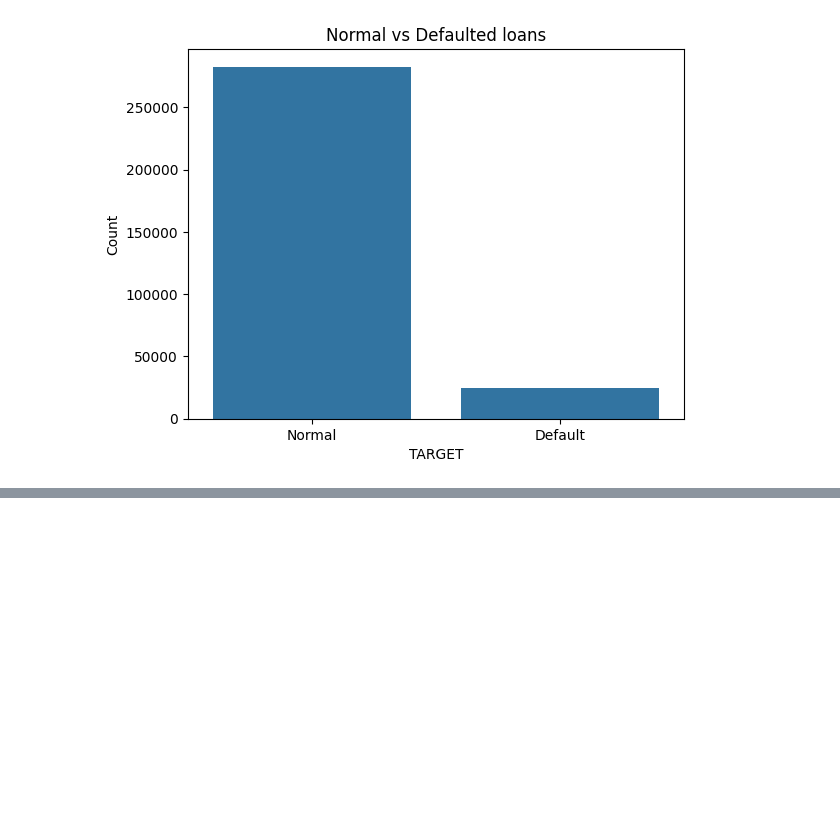
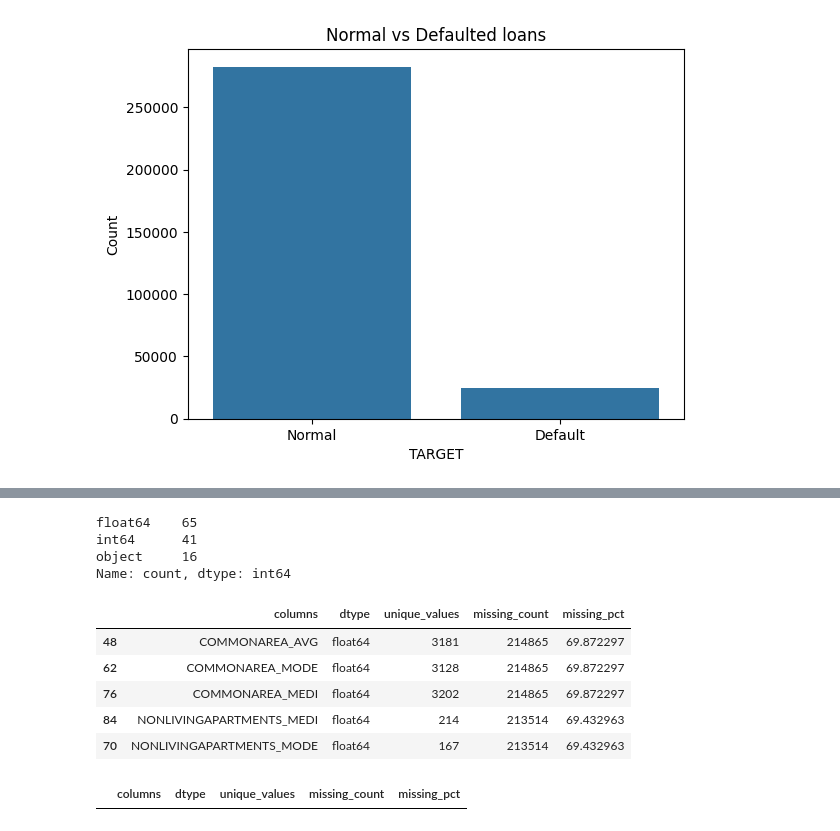
Before and after one commit to chaitanyakkumar/credit-risk-analyzer, a Jupyter notebook: notebooks/01_main_eda.ipynb, the cells around one changed output, grey strips where cells are left out. Drawn from its saved outputs; the diff is of its cells as text; code cells hidden in the pictures; blank space fills up the shorter version.

```diff
--- a/notebooks/01_main_eda.ipynb
+++ b/notebooks/01_main_eda.ipynb
@@ -71,0 +88,33 @@ d
+# %%
+#data type overview
+df.dtypes.value_counts()
+# %% [output]
+float64    65
+int64      41
+object     16
+Name: count, dtype: int64
+# %%
+audit = pd.DataFrame({
+    "columns" : df.columns,
+    "dtype" : df.dtypes.values,
+    "unique_values" : df.nunique().values,
+    "missing_count" : df.isna().sum().values
+
+})
+
+audit["missing_pct"] = (audit["missing_count"]/len(df))*100
+audit = audit.sort_values("missing_pct", ascending= False)
+audit.head()
+# %% [output]
+|  | columns | dtype | unique_values | missing_count | missing_pct |
+| 48 | COMMONAREA_AVG | float64 | 3181 | 214865 | 69.872297 |
+| 62 | COMMONAREA_MODE | float64 | 3128 | 214865 | 69.872297 |
+| 76 | COMMONAREA_MEDI | float64 | 3202 | 214865 | 69.872297 |
+| 84 | NONLIVINGAPARTMENTS_MEDI | float64 | 214 | 213514 | 69.432963 |
+| 70 | NONLIVINGAPARTMENTS_MODE | float64 | 167 | 213514 | 69.432963 |
+# %%
+#Check for constant columns
+constant_audit = audit[audit["unique_values"] <= 1]
+constant_audit
+# %% [output]
+|  | columns | dtype | unique_values | missing_count | missing_pct |
```
Also changed, not shown: parts of 13 cells of this notebook, 2 other files.
